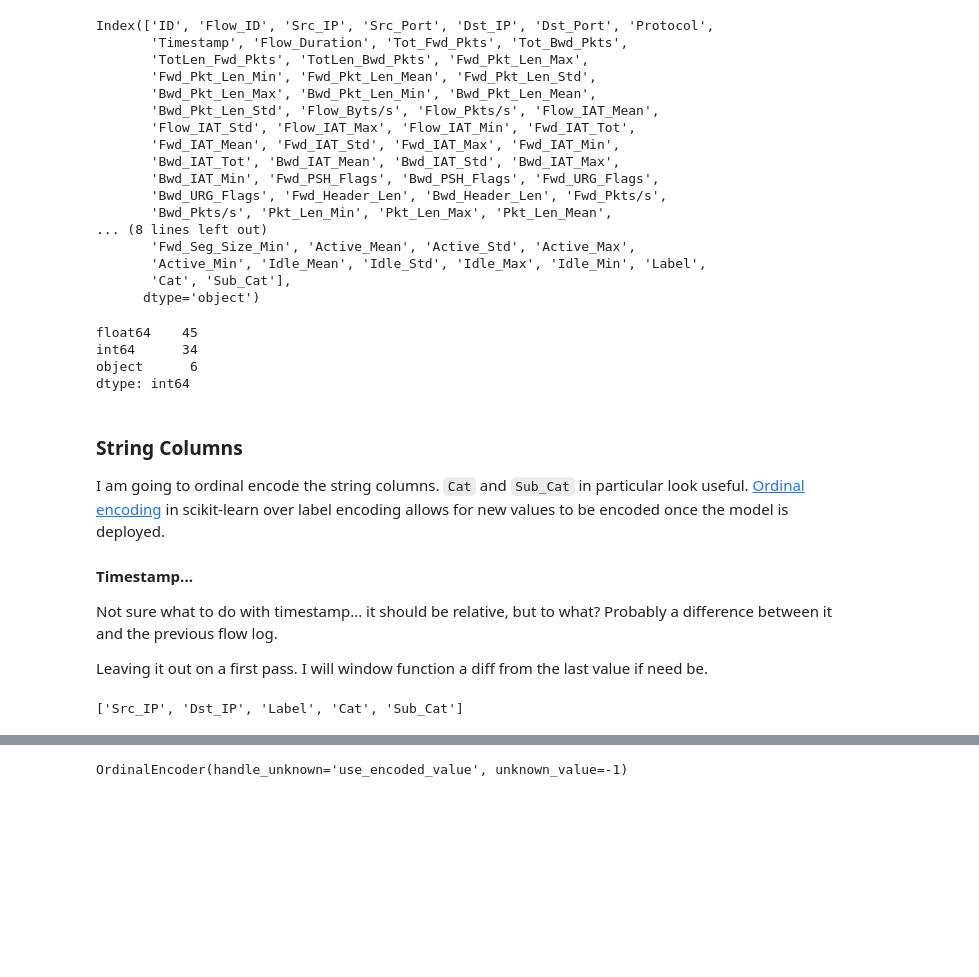
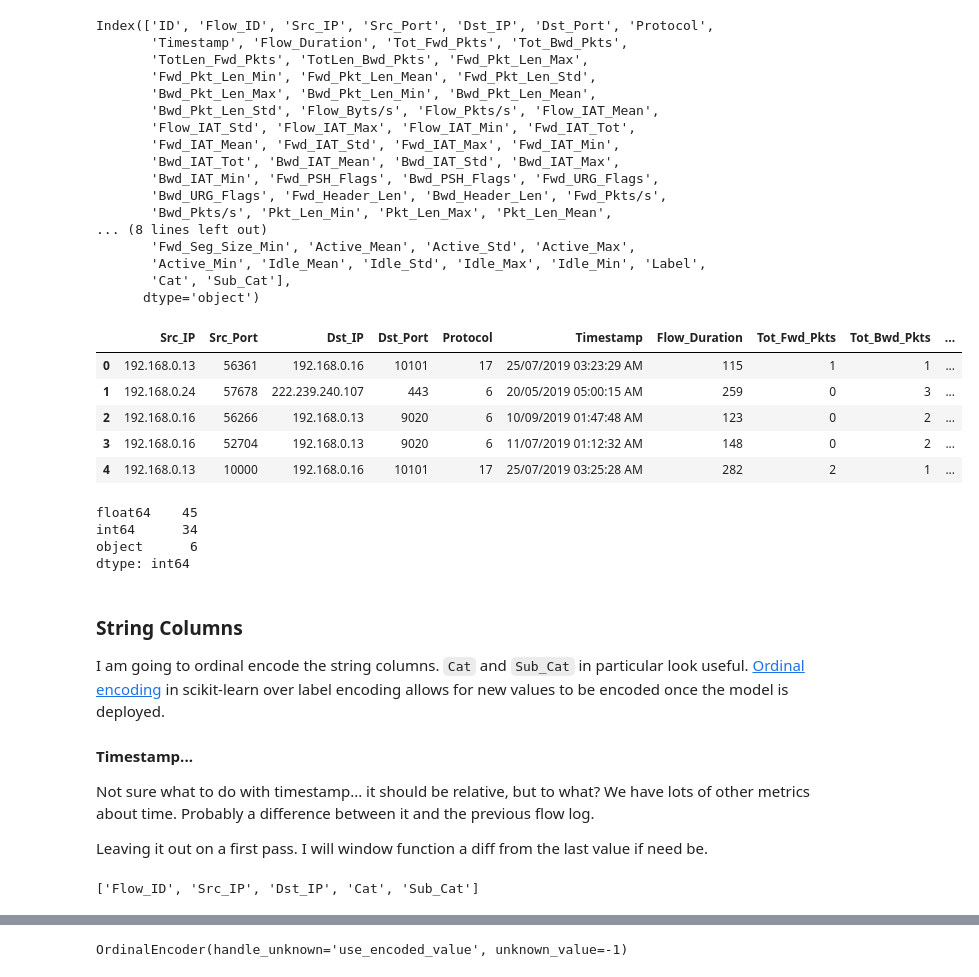
Before and after one commit to rjurney/netography, a Jupyter notebook: Exploratory Data Analysis.ipynb, the cells around one changed output, grey strips where cells are left out. Cells and saved outputs as stored; diff of their text form; code cells hidden in the pictures; blank space fills up the shorter version.

```diff
--- a/Exploratory Data Analysis.ipynb
+++ b/Exploratory Data Analysis.ipynb
@@ -537,5 +445,13 @@ Index(['ID', 'Flow_ID', 'Src_IP', 'Src_Port', 'Dst_IP', 'Dst_Port', 'Protocol',
       dtype='object')
 # %%
 # Dump IDs - this must work on new data. Ignore errors for repeats.
-train_df = train_df.drop(columns=["ID", "Flow_ID"], errors="ignore")
+trim_train_df = train_df.drop(columns=["ID", "Flow_ID"], errors="ignore")
+trim_train_df.head()
+# %% [output]
+|  | Src_IP | Src_Port | Dst_IP | Dst_Port | Protocol | Timestamp | Flow_Duration | Tot_Fwd_Pkts | Tot_Bwd_Pkts | ... |
+| 0 | 192.168.0.13 | 56361 | 192.168.0.16 | 10101 | 17 | 25/07/2019 03:23:29 AM | 115 | 1 | 1 | ... |
+| 1 | 192.168.0.24 | 57678 | 222.239.240.107 | 443 | 6 | 20/05/2019 05:00:15 AM | 259 | 0 | 3 | ... |
+| 2 | 192.168.0.16 | 56266 | 192.168.0.13 | 9020 | 6 | 10/09/2019 01:47:48 AM | 123 | 0 | 2 | ... |
+| 3 | 192.168.0.16 | 52704 | 192.168.0.13 | 9020 | 6 | 11/07/2019 01:12:32 AM | 148 | 0 | 2 | ... |
+| 4 | 192.168.0.13 | 10000 | 192.168.0.16 | 10101 | 17 | 25/07/2019 03:25:28 AM | 282 | 2 | 1 | ... |
 # %%
@@ -552,15 +468,15 @@ I am going to ordinal encode the string columns. `Cat` and `Sub_Cat` in particul
 
 #### Timestamp...
 
-Not sure what to do with timestamp... it should be relative, but to what? Probably a difference between it and the previous flow log.
+Not sure what to do with timestamp... it should be relative, but to what? We have lots of other metrics about time. Probably a difference between it and the previous flow log.
 
 Leaving it out on a first pass. I will window function a diff from the last value if need be.
 # %%
 str_cols = list(train_df.columns[train_df.dtypes == "object"].values)
-str_cols_no_dt = [x for x in str_cols if x != "Timestamp"]
+str_cols_no_dt = [x for x in str_cols if x not in ("Label", "Timestamp")]
 str_cols_no_dt
 # %% [output]
-['Src_IP', 'Dst_IP', 'Label', 'Cat', 'Sub_Cat']
+['Flow_ID', 'Src_IP', 'Dst_IP', 'Cat', 'Sub_Cat']
 # %%
 str_train_df = train_df[str_cols_no_dt]
 str_train_df.dtypes
```
Also changed, not shown: parts of 51 cells of this notebook.
